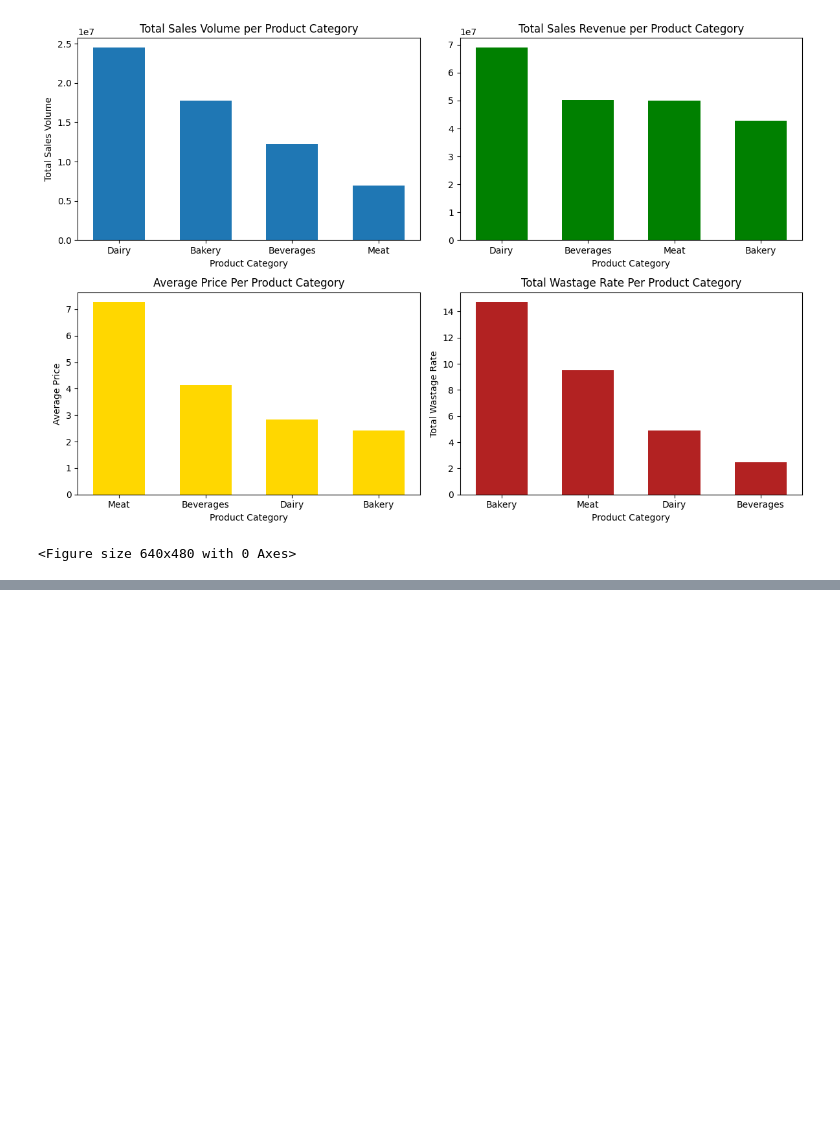
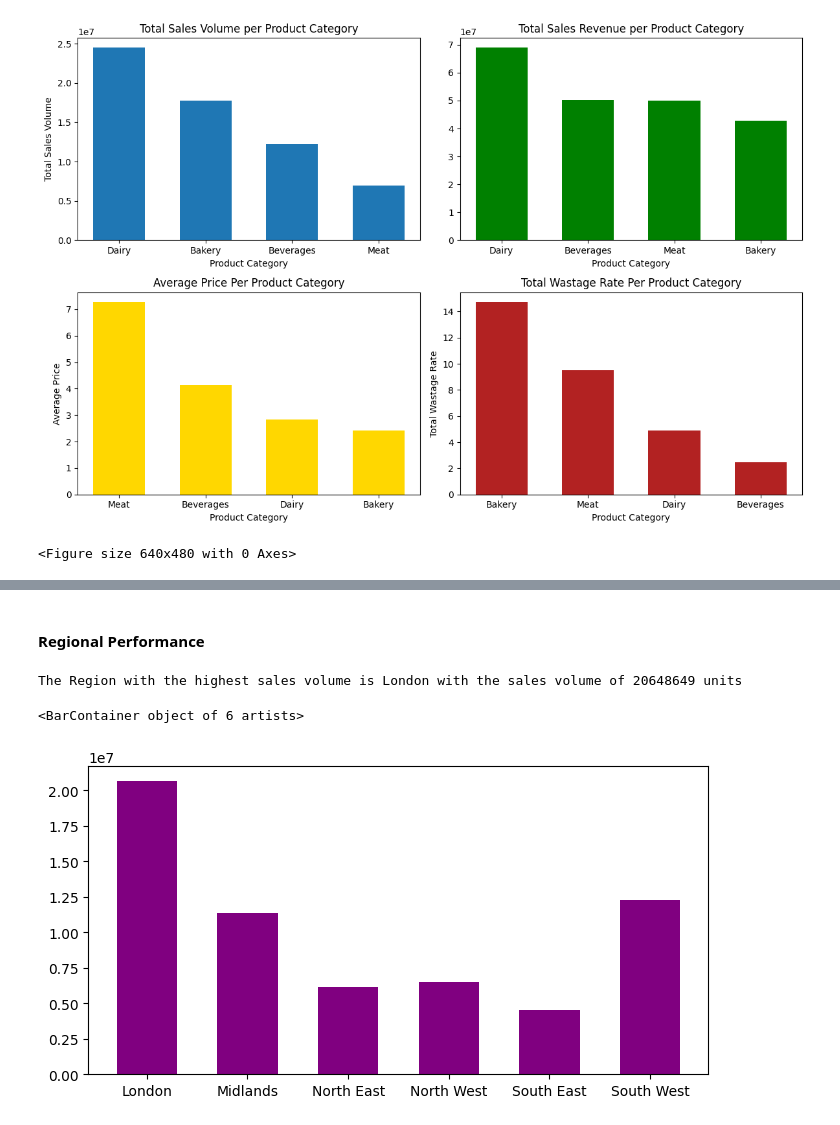
Before and after one commit to edwinaabam/FrostUK, a Jupyter notebook: EDA/eda2.ipynb, the cells around one changed output, grey strips where cells are left out. Saved outputs shown, nothing was run; the diff lists cells and outputs as text; code cells hidden in the pictures; blank space fills up the shorter version.

```diff
--- a/EDA/eda2.ipynb
+++ b/EDA/eda2.ipynb
@@ -22,3 +16,9 @@ weekly_sales = pd.read_csv("/content/weekly_sales.csv")
+# %%
+product_details = pd.read_csv(r"C:\Users\psxea2\Desktop\Amdari files\Retail-Demand-and-Waste-Prediction\raw data\product_details.csv")
+store_info = pd.read_csv(r"C:\Users\psxea2\Desktop\Amdari files\Retail-Demand-and-Waste-Prediction\raw data\store_info.csv")
+supplier_info = pd.read_csv(r"C:\Users\psxea2\Desktop\Amdari files\Retail-Demand-and-Waste-Prediction\raw data\supplier_info.csv")
+weather_data = pd.read_csv(r"C:\Users\psxea2\Desktop\Amdari files\Retail-Demand-and-Waste-Prediction\raw data\weather_data.csv")
+weekly_sales = pd.read_csv(r"C:\Users\psxea2\Desktop\Amdari files\Retail-Demand-and-Waste-Prediction\raw data\weekly_sales.csv")
 # %%
 product_details.head()
 # %% [output]
@@ -230,0 +407,26 @@ plt.savefig("category_performance_dashboard.png", dpi=300, bbox_inches='tight')
+# %% [markdown]
+#### Regional Performance
+# %%
+regional_sales_info = weekly_sales.merge(store_info, on='Store_ID')
+
+regional_sales_performance = regional_sales_info.groupby('Region').agg({
+    'Units_Sold': 'sum',
+    'Wastage_Units': 'sum',
+    'Price': 'sum',
+    'Marketing_Spend': 'mean',
+    'Store_Size': 'mean'
+})
+# %%
+
+print(f"The Region with the highest sales volume is {regional_sales_performance['Units_Sold'].idxmax()} with the sales volume of {regional_sales_performance['Units_Sold'].max()} units")
+
+#plot regional sales performance by sales volume
+plt.figure(figsize=(8,4))
+plt.bar(regional_sales_performance.index,
+        regional_sales_performance['Units_Sold'],
+        color='purple',
+        width=0.6)
+# %% [output]
+The Region with the highest sales volume is London with the sales volume of 20648649 units
+<BarContainer object of 6 artists>
+[figure, added]
```
Also changed, not shown: parts of 38 cells of this notebook, 11 other files.
